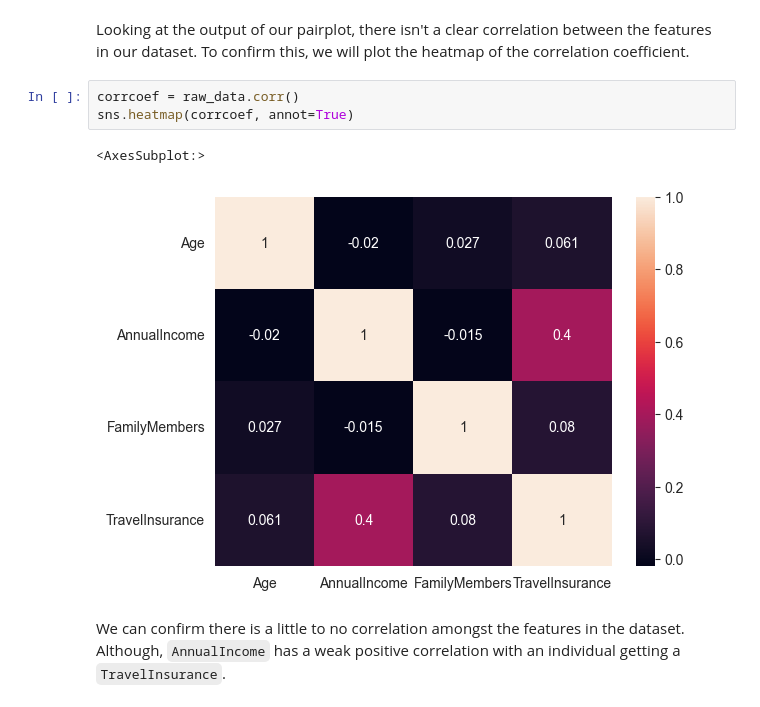
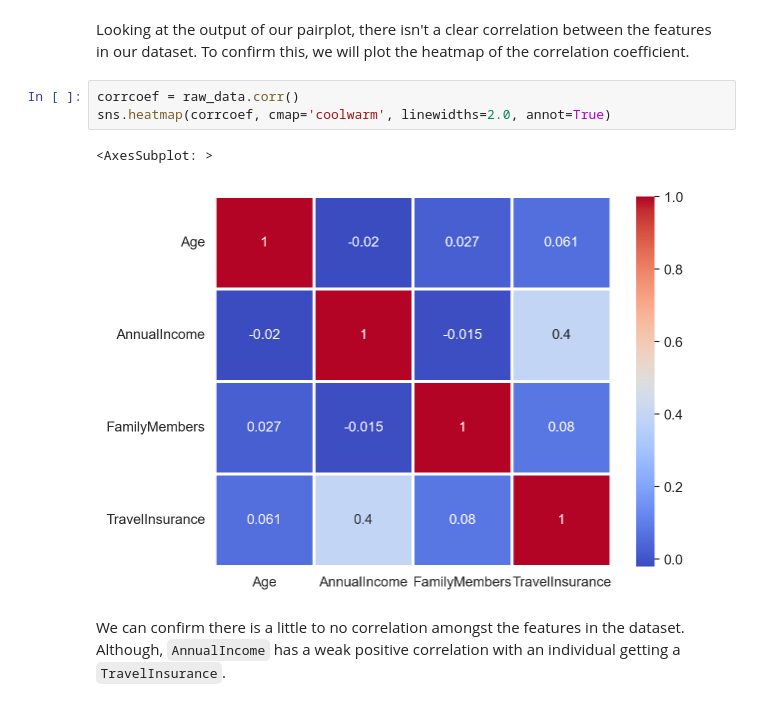
Before and after one commit to ade-mola/travel_insurance_analysis, a Jupyter notebook: notebooks/travel_insurance_analysis.ipynb, the cells around one changed output. Drawn from its saved outputs; the diff is of its cells as text.

```diff
--- a/notebooks/travel_insurance_analysis.ipynb
+++ b/notebooks/travel_insurance_analysis.ipynb
@@ -162,10 +165,10 @@ Looking at the output of our pairplot, there isn't a clear correlation between t
 To confirm this, we will plot the heatmap of the correlation coefficient.
 # %%
 corrcoef = raw_data.corr()
-sns.heatmap(corrcoef, annot=True)
+sns.heatmap(corrcoef, cmap='coolwarm', linewidths=2.0, annot=True)
 # %% [output]
-<AxesSubplot:>
+<AxesSubplot: >
-[figure, old version]
+[figure, new version]
 # %% [markdown]
 We can confirm there is a little to no correlation amongst the features in the dataset. Although, `AnnualIncome` has a weak positive correlation with an individual getting a `TravelInsurance`.
 # %% [markdown]
```
Also changed, not shown: parts of 52 cells of this notebook, 27 other files.
